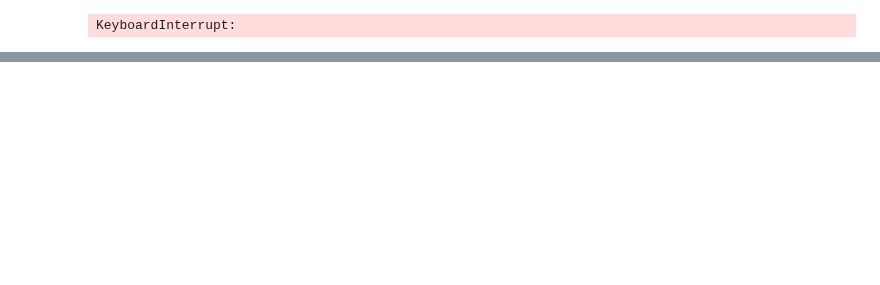
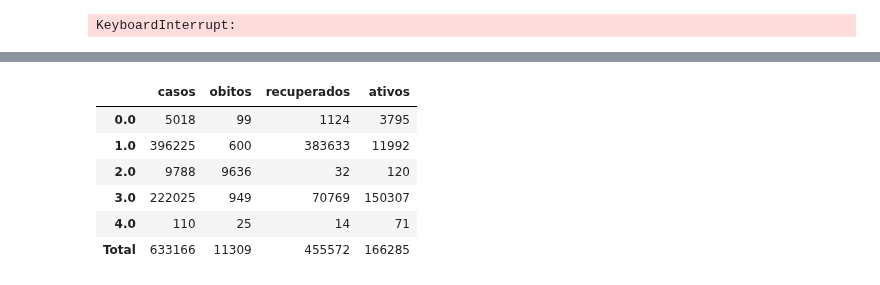
Before and after one commit to vinnylg/covid19datascience, a Jupyter notebook: merge_notifica.ipynb, the cells around one changed output, grey strips where cells are left out. Cells and saved outputs as stored; diff of their text form; code cells hidden in the pictures; blank space fills up the shorter version.

```diff
--- a/merge_notifica.ipynb
+++ b/merge_notifica.ipynb
@@ -185,7 +237,7 @@ writer.close()
 # %% [output]
 KeyboardInterrupt:
 # %%
-merge_casos_notifica = pd.merge(merge_casos_notifica, casosn[['id','uf_residencia','classificacao_final','criterio_classificacao','exame','metodo','cod_evolucao','excluir_ficha','manter','duplicado']], on='id', how='left')
+merge_casos_notifica = pd.merge(merge_casos_notifica, casosn[['id','uf_residencia','classificacao_final','criterio_classificacao','exame','metodo','evolucao','excluir_ficha','manter','duplicado']], on='id', how='left')
 
 merge_casos_notifica.loc[merge_casos_notifica['classificacao_final'].isnull(),'classificacao_final'] = "SEM NOTIFICACAO"
 merge_casos_notifica['caso'] = 1
@@ -198,6 +261,14 @@ gcf
 # %%
-gce = merge_casos_notifica.groupby('cod_evolucao')[['caso','obito','recuperado','ativo']].sum()
+gce = merge_casos_notifica.groupby('evolucao')[['caso','obito','recuperado','ativo']].sum()
 gce = gce.rename(columns={'caso':'casos','obito':'obitos','recuperado':'recuperados','ativo':'ativos'})
 gce = gce.append(pd.DataFrame(data=[gce.sum(axis=0)],columns=gce.columns,index=['Total']))
 gce
+# %% [output]
+|  | casos | obitos | recuperados | ativos |
+| 0.0 | 5018 | 99 | 1124 | 3795 |
+| 1.0 | 396225 | 600 | 383633 | 11992 |
+| 2.0 | 9788 | 9636 | 32 | 120 |
+| 3.0 | 222025 | 949 | 70769 | 150307 |
+| 4.0 | 110 | 25 | 14 | 71 |
+| Total | 633166 | 11309 | 455572 | 166285 |
 # %%
```
Also changed, not shown: parts of 11 cells of this notebook.
